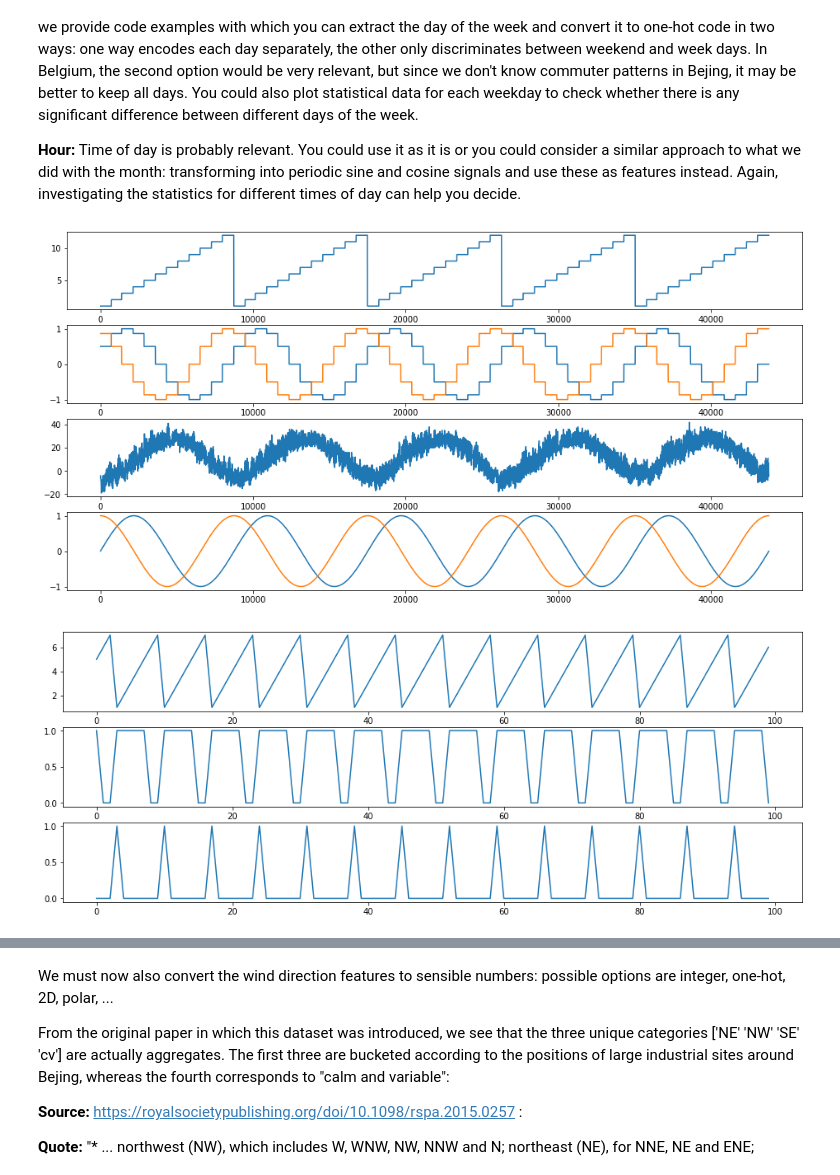
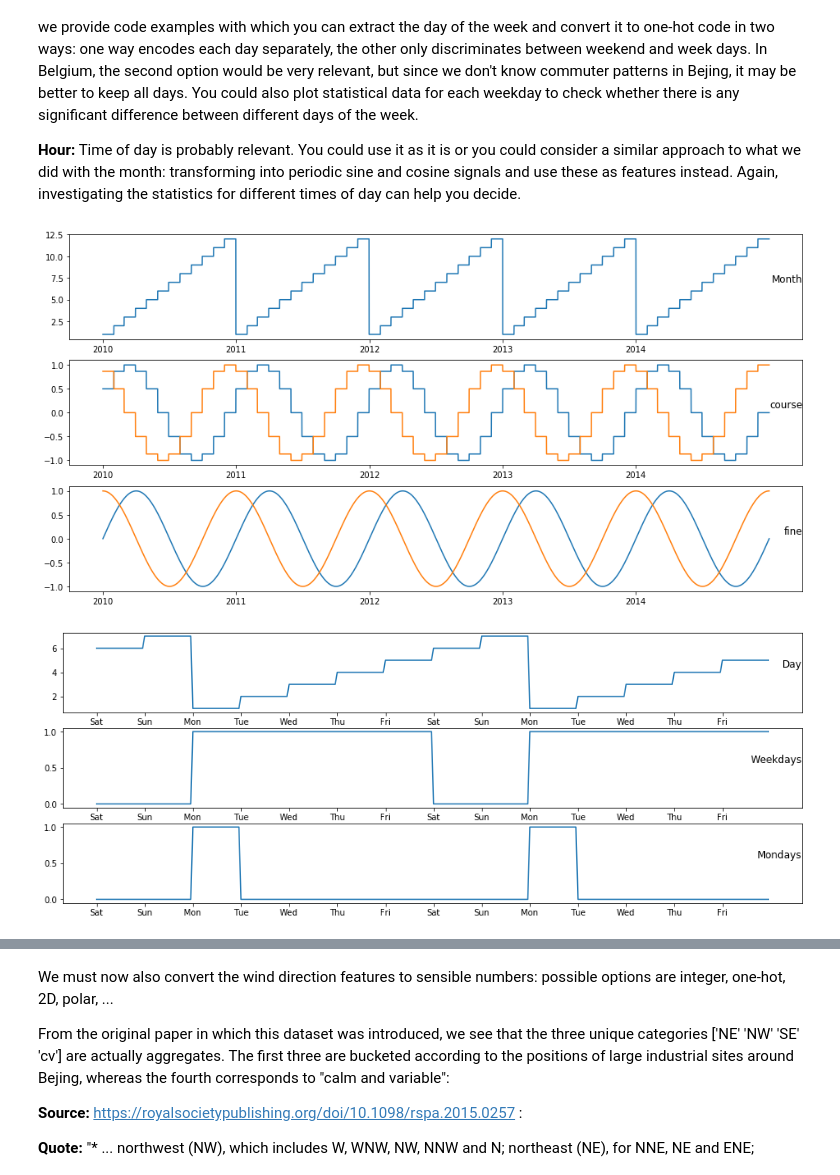
Before and after one commit to gartangh/Deep-Learning-Labs, a Jupyter notebook: Lab 4/Third_graded_assignment_data_preprocessing.ipynb, the cells around one changed output, grey strips where cells are left out. Cells and saved outputs as stored; diff of their text form; code cells hidden in the pictures.

```diff
--- a/Lab 4/Third_graded_assignment_data_preprocessing.ipynb
+++ b/Lab 4/Third_graded_assignment_data_preprocessing.ipynb
@@ -138,57 +139,83 @@ If you do use the month, its current 'encoding' does not match very well with th
 **Hour:** Time of day is probably relevant. You could use it as it is or you could consider a similar approach to what we did with the month: transforming into periodic sine and cosine signals and use these as features instead. Again, investigating the statistics for different times of day can help you decide.
 # %%
 # Translating periodic discrete features into sines and cosines
-monthp = values[:,1:2]*2.0*np.pi/12.0
+monthp = values[:,1]*2.0*np.pi/12.0
 month_sin = np.sin(np.array(monthp,dtype=np.float64))
 month_cos = np.cos(np.array(monthp,dtype=np.float64))
 
-# check - note that you would get a much smoother curve if you would use the day of the year
+# check for 5 years
 plt.figure(figsize=(16,8))
-plt.subplot(4,1,1)
+plt.subplot(3,1,1)
 plt.plot(values[:,1:2])
-plt.subplot(4,1,2)
+plt.title('Month', y=0.5, loc='right')
+plt.xticks(np.arange(365*24*5, step=365*24), ('2010', '2011', '2012', '2013', '2014'))
+plt.subplot(3,1,2)
 plt.plot(month_sin)
 plt.plot(month_cos)
-plt.subplot(4,1,3)
-plt.plot(values[:,6]) # plot temp for comparison
+plt.title('course', y=0.5, loc='right')
+plt.xticks(np.arange(365*24*5, step=365*24), ('2010', '2011', '2012', '2013', '2014'))
 
 # We see that the transformed month curves are not very smooth. In fact, it is probably better to ignore the months
 # altogether and just use the day-of-the-year index to generate the periodic features
-seasons = np.reshape(np.arange(values.shape[0])*2.0*np.pi/(365.0*24),(values.shape[0],1))
+seasons = np.reshape(np.arange(values.shape[0])*2.0*np.pi/(365.0*24),(values.shape[0]))
 seasons_sin = np.sin(np.array(seasons,dtype=np.float64))
 seasons_cos = np.cos(np.array(seasons,dtype=np.float64))
 
-# check - note that you would get a much smoother curve if you would use the day of the year
-plt.subplot(4,1,4)
+# check for 5 years
+plt.subplot(3,1,3)
 plt.plot(seasons_sin)
 plt.plot(seasons_cos)
+plt.title('fine', y=0.5, loc='right')
+plt.xticks(np.arange(365*24*5, step=365*24), ('2010', '2011', '2012', '2013', '2014'))
 plt.show()
 # %% [output]
-[figure, old version]
+[figure, new version]
 # %%
-# Day of the week: take into account that 1/1/2010 was a Friday (you can look this up online)
-days = np.zeros((values.shape[0],1))
+# Day of the week: take into account that 02/01/2010 was a Saturday (you can look this up online)
+day_of_week = np.zeros((values.shape[0]))
 
 # choose Monday to be day 1
-day = 4
+hour = 0
+day = 5 # Saturday is the 6th day of the week
 for idx in range(values.shape[0]):
-  days[idx,0] = day + 1
-  day = (day + 1) % 7
+  day_of_week[idx] = day + 1
+  hour = (hour + 1) % 24
+  if hour == 0:
+    day = (day + 1) % 7
 
-weekdays = np.ones_like(days)
-weekdays[np.where(days>5)] = 0.0
+weekdays = np.ones_like(day_of_week)
+weekdays[np.where(day_of_week>5)] = 0.0
 
-mondays = np.zeros_like(days)
-mondays[np.where(days==1)] = 1.0
+# one-hot encode days of the week
+mondays     = np.zeros_like(day_of_week)
+mondays     [np.where(day_of_week==1)] = 1.0
+# tuesdays    = np.zeros_like(day_of_week)
+# tuesdays    [np.where(day_of_week==2)] = 1.0
+# wednesdays  = np.zeros_like(day_of_week)
+# wednesdays  [np.where(day_of_week==3)] = 1.0
+# thursdays   = np.zeros_like(day_of_week)
+# thursdays   [np.where(day_of_week==4)] = 1.0
+# fridays     = np.zeros_like(day_of_week)
+# fridays     [np.where(day_of_week==5)] = 1.0
+# saturdays   = np.zeros_like(day_of_week)
+# saturdays   [np.where(day_of_week==6)] = 1.0
+# sundays     = np.zeros_like(day_of_week)
+# sundays     [np.where(day_of_week==7)] = 1.0
 
-## check
+# check for 2 weeks
 plt.figure(figsize=(16,6))
 plt.subplot(3,1,1)
-plt.plot(days[:100])
+plt.plot(day_of_week[:168*2])
+plt.xticks(np.arange(168*2, step=24), ('Sat', 'Sun', 'Mon', 'Tue', 'Wed', 'Thu', 'Fri', 'Sat', 'Sun', 'Mon', 'Tue', 'Wed', 'Thu', 'Fri'))
+plt.title('Day', y=0.5, loc='right')
 plt.subplot(3,1,2)
-plt.plot(weekdays[:100])
+plt.plot(weekdays[:168*2])
+plt.xticks(np.arange(168*2, step=24), ('Sat', 'Sun', 'Mon', 'Tue', 'Wed', 'Thu', 'Fri', 'Sat', 'Sun', 'Mon', 'Tue', 'Wed', 'Thu', 'Fri'))
+plt.title('Weekdays', y=0.5, loc='right')
 plt.subplot(3,1,3)
-plt.plot(mondays[:100])
+plt.plot(mondays[:168*2])
+plt.xticks(np.arange(168*2, step=24), ('Sat', 'Sun', 'Mon', 'Tue', 'Wed', 'Thu', 'Fri', 'Sat', 'Sun', 'Mon', 'Tue', 'Wed', 'Thu', 'Fri'))
+plt.title('Mondays', y=0.5, loc='right')
 plt.show()
 # %% [output]
-[figure, old version]
+[figure, new version]
```
Also changed, not shown: parts of 11 cells of this notebook, 8 other files.
